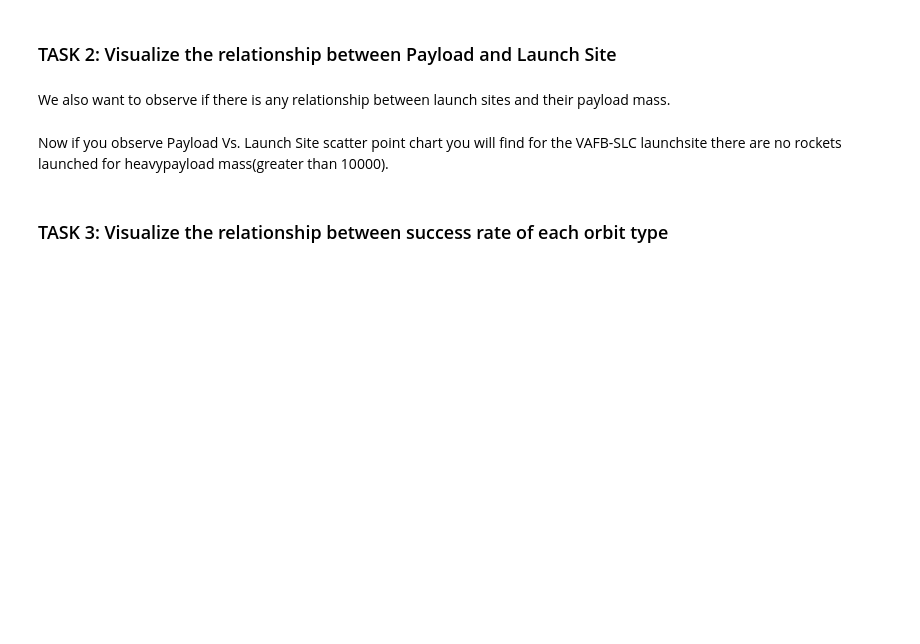
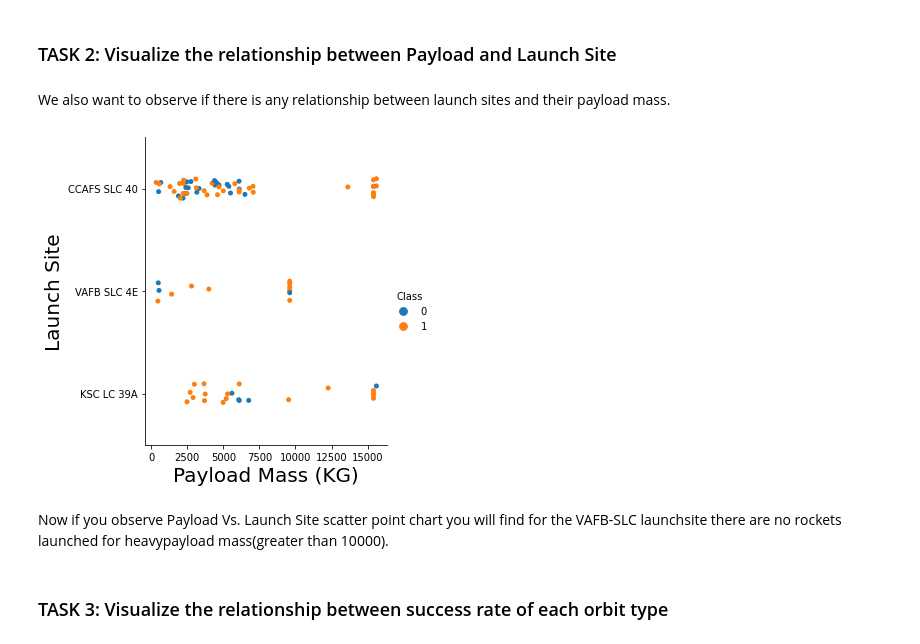
Before and after one commit to FRavasco/IBMDataCapstone, a Jupyter notebook: jupyter_labs_eda_dataviz.ipynb, the cells around one changed output. Drawn from its saved outputs; the diff is of its cells as text; code cells hidden in the pictures; blank space fills up the shorter version.

```diff
--- a/jupyter_labs_eda_dataviz.ipynb
+++ b/jupyter_labs_eda_dataviz.ipynb
@@ -87,6 +102,12 @@ Now try to explain the patterns you found in the Flight Number vs. Launch Site s
 We also want to observe if there is any relationship between launch sites and their payload mass.
 # %%
 # Plot a scatter point chart with x axis to be Pay Load Mass (kg) and y axis to be the launch site, and hue to be the class value
+sns.catplot(x='PayloadMass', y = 'LaunchSite', hue = 'Class', data = df )
+plt.xlabel("Payload Mass (KG)",fontsize=20)
+plt.ylabel("Launch Site",fontsize=20)
+plt.show()
+# %% [output]
+[figure, added]
 # %% [markdown]
 Now if you observe Payload Vs. Launch Site scatter point chart you will find for the VAFB-SLC  launchsite there are no  rockets  launched for  heavypayload mass(greater than 10000).
 # %% [markdown]
```
Also changed, not shown: parts of 13 cells of this notebook.
